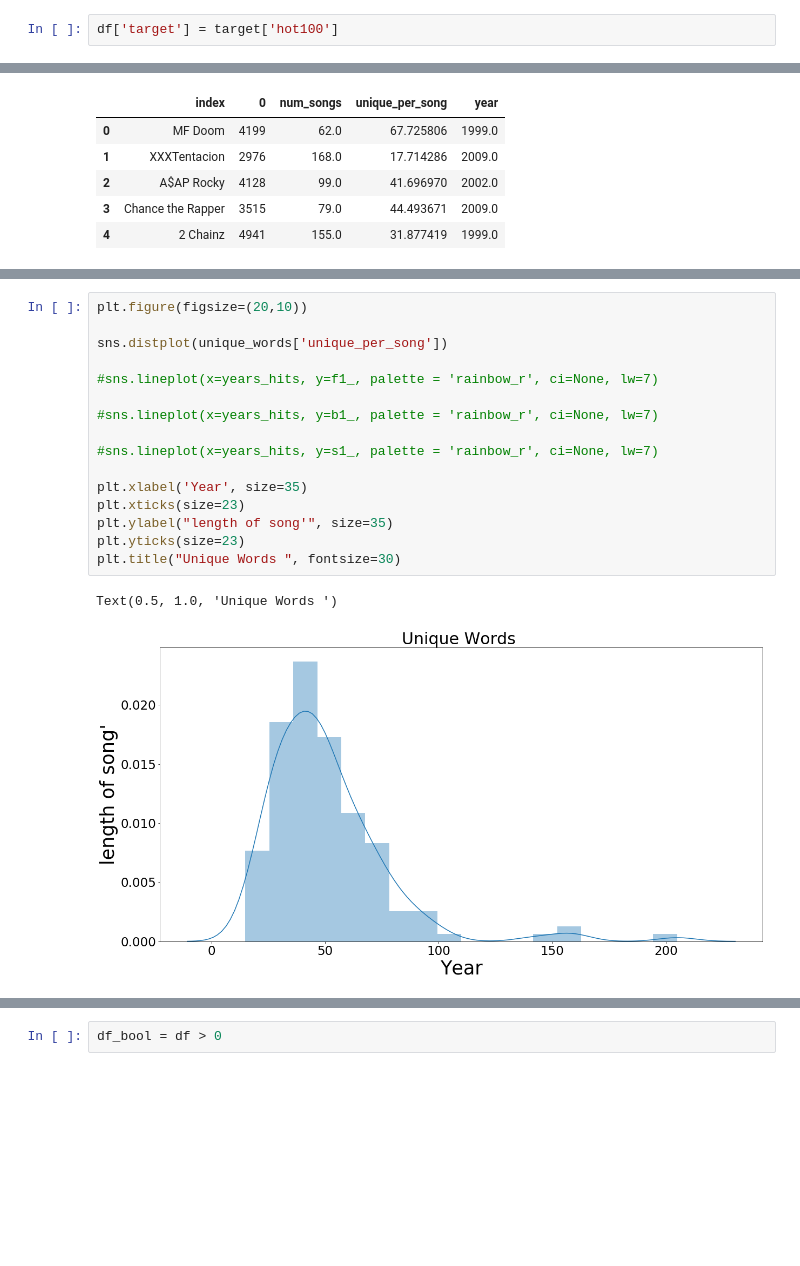
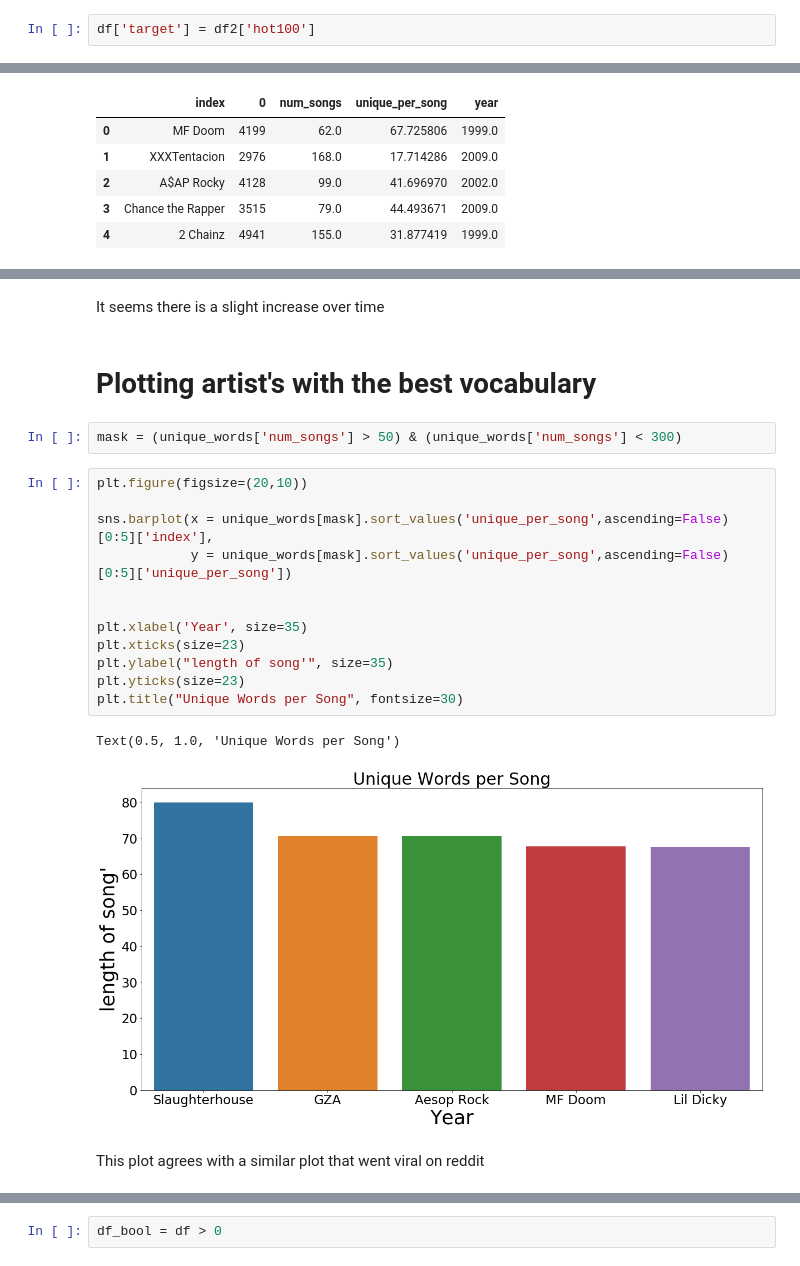
Before and after one commit to celehman44/Rap_Lyrics_Analysis, a Jupyter notebook: 10_EDA.ipynb, the cells around one changed output, grey strips where cells are left out. Drawn from its saved outputs; the diff is of its cells as text; blank space fills up the shorter version.

```diff
--- a/10_EDA.ipynb
+++ b/10_EDA.ipynb
@@ -18,2 +26,2 @@ df2['lyrics']=df2['lyrics'].str.replace('shit','s___')
 # %%
-df['target'] = target['hot100']
+df['target'] = df2['hot100']
@@ -576,19 +507,23 @@ Text(0.5, 1.0, 'Time vs. unique words per song')
+# %% [markdown]
+It seems there is a slight increase over time
+# %% [markdown]
+# Plotting artist's with the best vocabulary
+# %%
+mask = (unique_words['num_songs'] > 50) & (unique_words['num_songs'] < 300)
 # %%
 plt.figure(figsize=(20,10))
 
-sns.distplot(unique_words['unique_per_song'])
+sns.barplot(x = unique_words[mask].sort_values('unique_per_song',ascending=False)[0:5]['index'],
+            y = unique_words[mask].sort_values('unique_per_song',ascending=False)[0:5]['unique_per_song'])
 
-#sns.lineplot(x=years_hits, y=f1_, palette = 'rainbow_r', ci=None, lw=7)
-
-#sns.lineplot(x=years_hits, y=b1_, palette = 'rainbow_r', ci=None, lw=7)
-
-#sns.lineplot(x=years_hits, y=s1_, palette = 'rainbow_r', ci=None, lw=7)
 
 plt.xlabel('Year', size=35)
 plt.xticks(size=23)
 plt.ylabel("length of song'", size=35)
 plt.yticks(size=23)
-plt.title("Unique Words ", fontsize=30)
+plt.title("Unique Words per Song", fontsize=30)
 # %% [output]
-Text(0.5, 1.0, 'Unique Words ')
+Text(0.5, 1.0, 'Unique Words per Song')
-[figure, old version]
+[figure, new version]
+# %% [markdown]
+This plot agrees with a similar plot that went viral on reddit
```
Also changed, not shown: parts of 117 cells of this notebook, 4 other files.
